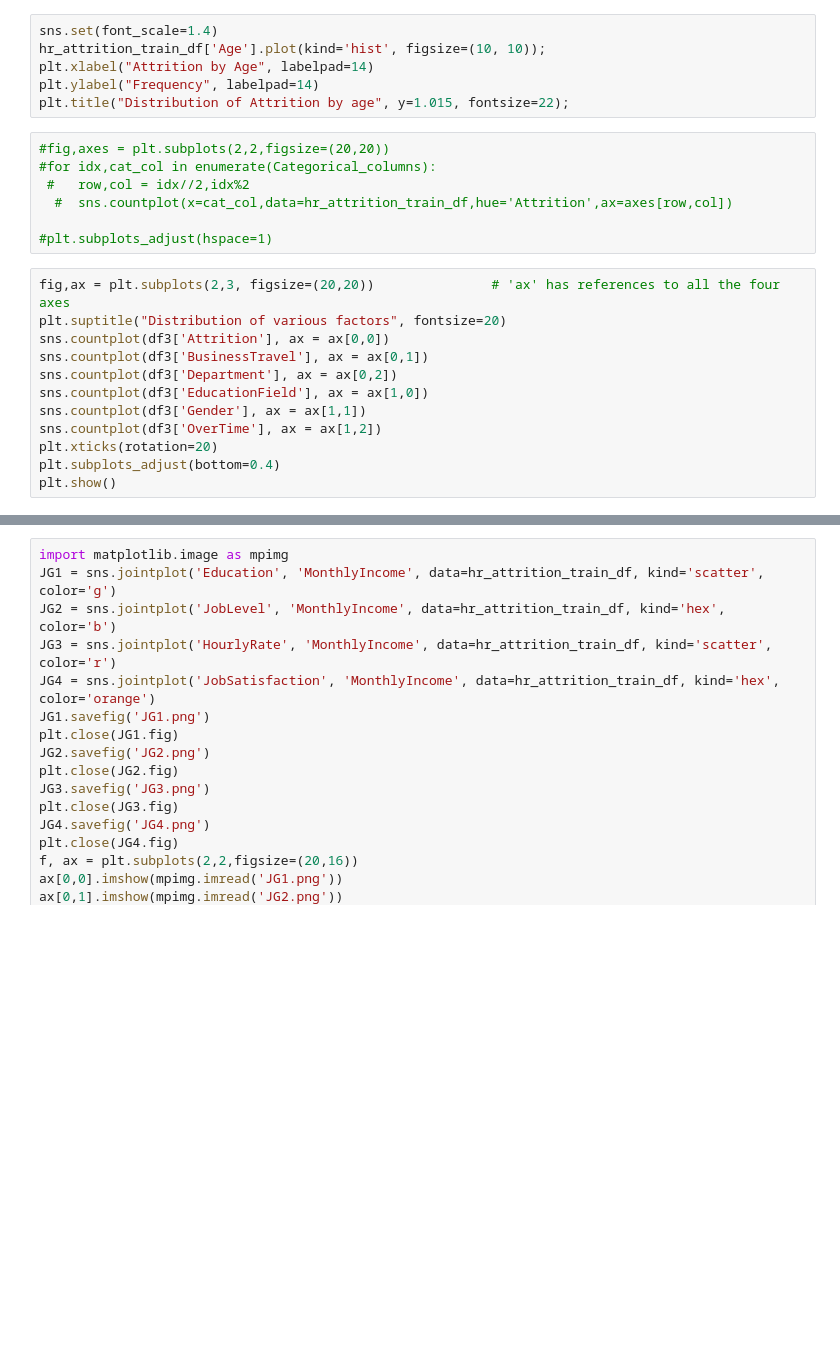
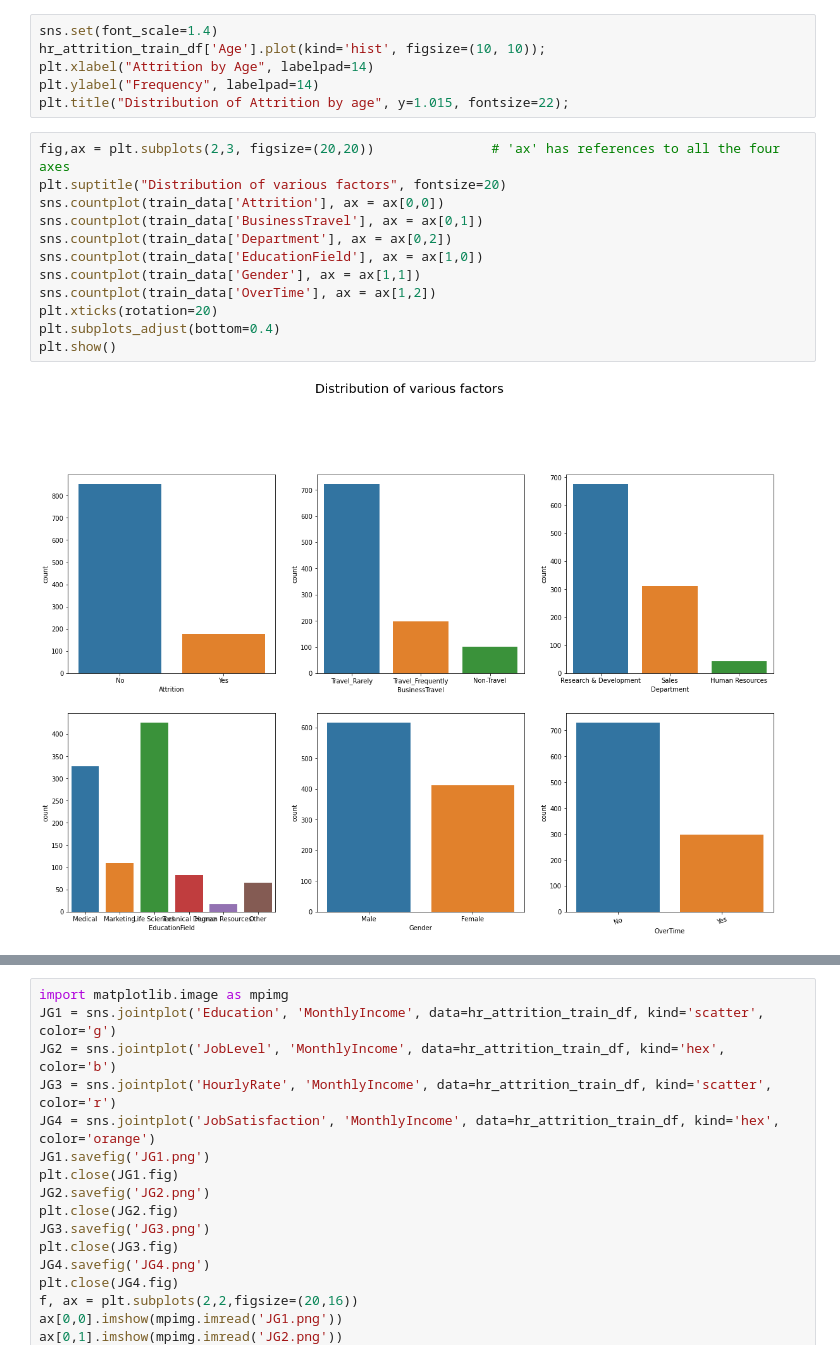
Before and after one commit to lakesidetech/machine_learning, a Jupyter notebook: Copy_of_Employee_attrition_prediction.ipynb, the cells around one changed output, grey strips where cells are left out. Cells and saved outputs as stored; diff of their text form; blank space fills up the shorter version.

```diff
--- a/Copy_of_Employee_attrition_prediction.ipynb
+++ b/Copy_of_Employee_attrition_prediction.ipynb
@@ -719,24 +298,19 @@ hr_attrition_train_df['Age'].plot(kind='hist', figsize=(10, 10));
 plt.xlabel("Attrition by Age", labelpad=14)
 plt.ylabel("Frequency", labelpad=14)
 plt.title("Distribution of Attrition by age", y=1.015, fontsize=22);
-# %%
-#fig,axes = plt.subplots(2,2,figsize=(20,20))
-#for idx,cat_col in enumerate(Categorical_columns):
- #   row,col = idx//2,idx%2
-  #  sns.countplot(x=cat_col,data=hr_attrition_train_df,hue='Attrition',ax=axes[row,col])
-
-#plt.subplots_adjust(hspace=1)
 # %%
 fig,ax = plt.subplots(2,3, figsize=(20,20))               # 'ax' has references to all the four axes
 plt.suptitle("Distribution of various factors", fontsize=20)
-sns.countplot(df3['Attrition'], ax = ax[0,0])
-sns.countplot(df3['BusinessTravel'], ax = ax[0,1])
-sns.countplot(df3['Department'], ax = ax[0,2])
-sns.countplot(df3['EducationField'], ax = ax[1,0])
-sns.countplot(df3['Gender'], ax = ax[1,1])
-sns.countplot(df3['OverTime'], ax = ax[1,2])
+sns.countplot(train_data['Attrition'], ax = ax[0,0])
+sns.countplot(train_data['BusinessTravel'], ax = ax[0,1])
+sns.countplot(train_data['Department'], ax = ax[0,2])
+sns.countplot(train_data['EducationField'], ax = ax[1,0])
+sns.countplot(train_data['Gender'], ax = ax[1,1])
+sns.countplot(train_data['OverTime'], ax = ax[1,2])
 plt.xticks(rotation=20)
 plt.subplots_adjust(bottom=0.4)
 plt.show()
+# %% [output]
+[figure, added]
 # %%
 #Data Visualization
```
Also changed, not shown: parts of 105 cells of this notebook.
